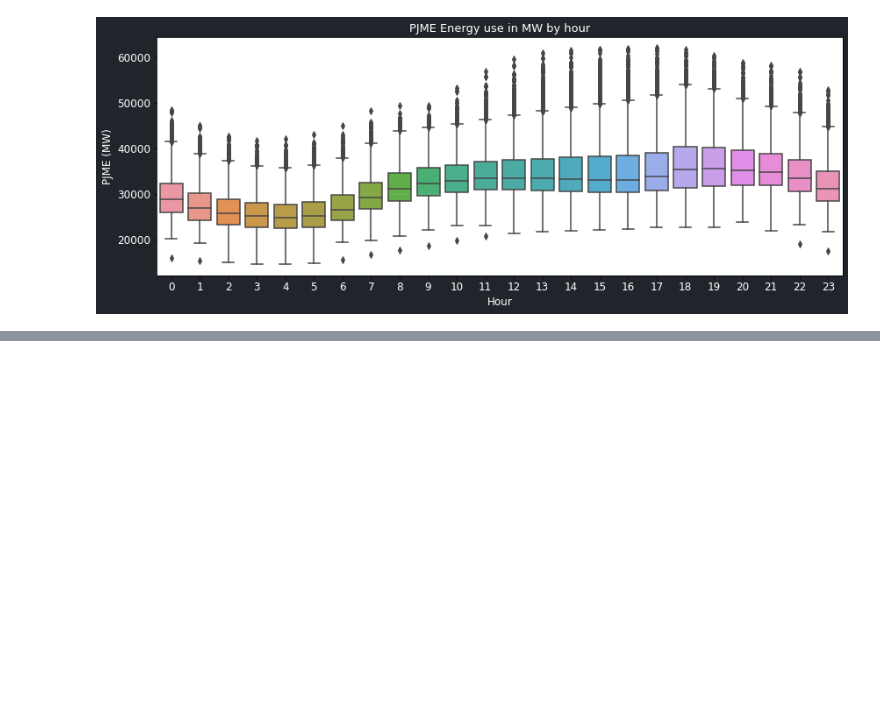
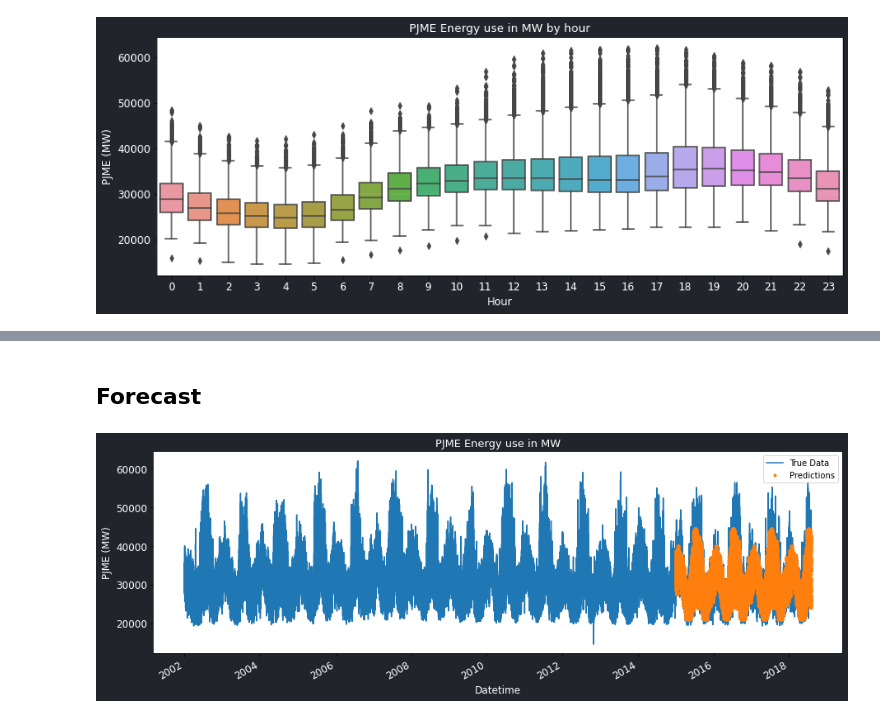
Before and after one commit to JuanFeA98/Time_Series, a Jupyter notebook: Time Series with XGBoost.ipynb, the cells around one changed output, grey strips where cells are left out. Cells and saved outputs as stored; diff of their text form; code cells hidden in the pictures; blank space fills up the shorter version.

```diff
--- a/Time Series with XGBoost.ipynb
+++ b/Time Series with XGBoost.ipynb
@@ -119,0 +211,28 @@ consumption_by(df, 'hour')
+# %% [markdown]
+## **Forecast**
+# %%
+test['prediction'] = reg.predict(X_test)
+# %%
+df = df.merge(test[['prediction']], how='left', left_index=True, right_index=True)
+# %%
+fig, ax = plt.subplots(figsize=(14, 5))
+
+plt.grid(visible=True, linewidth=0.1, color='black')
+fig.patch.set_facecolor('#21252b')
+
+plt.title('PJME Energy use in MW', fontsize=13, color='white')
+
+df[['PJME_MW']].plot(ax = ax, figsize=(15, 5))
+df['prediction'].plot(ax = ax, style='.')
+
+plt.legend(['True Data', 'Predictions'], loc='upper right')
+
+plt.xlabel('Datetime', size=12, weight=400, color='white')
+plt.xticks(color='white', size=12)
+
+plt.ylabel('PJME (MW)', size=12, weight=400, color='white')
+plt.yticks(color='white', size=12)
+
+plt.show()
+# %% [output]
+[figure, added]
```
Also changed, not shown: parts of 25 cells of this notebook.
